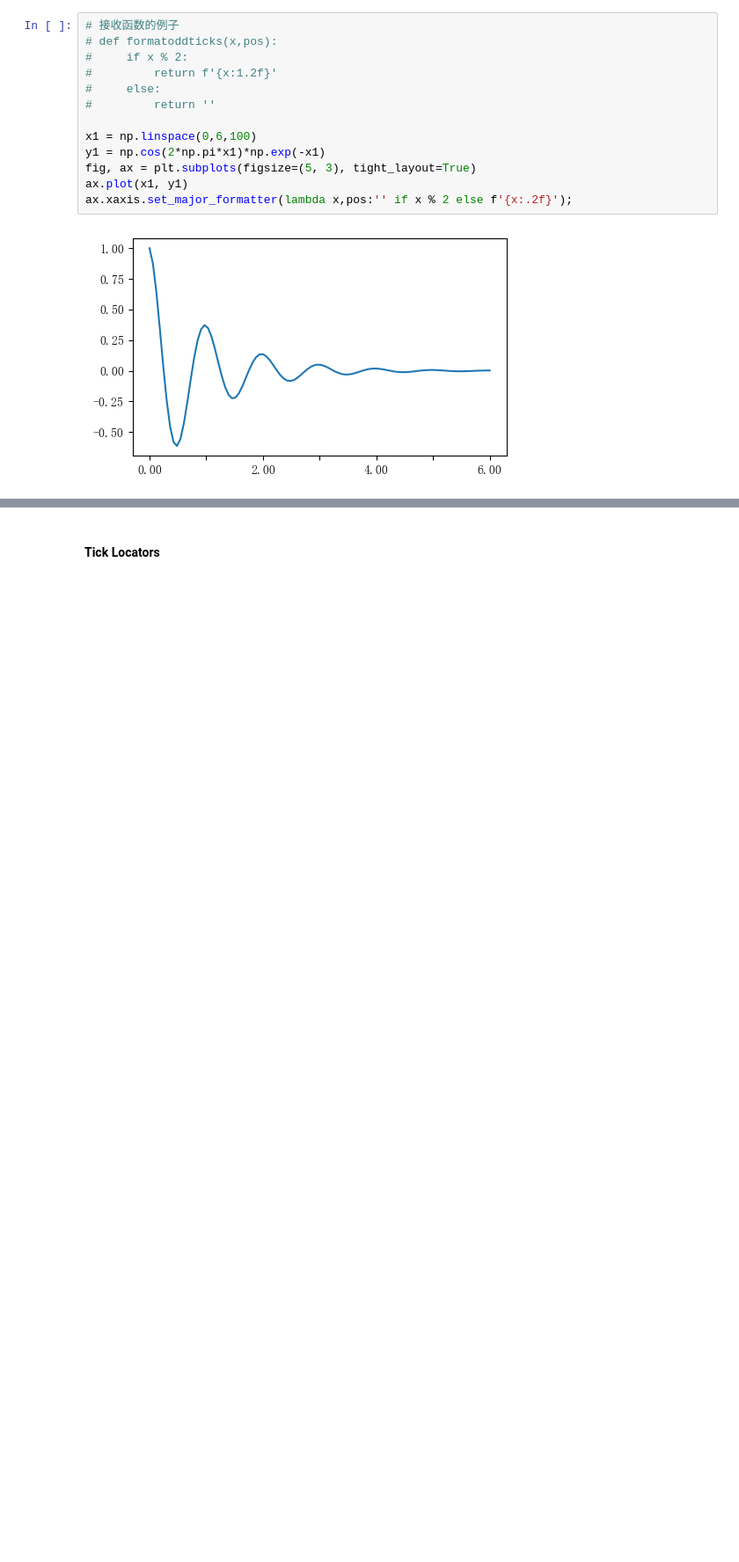
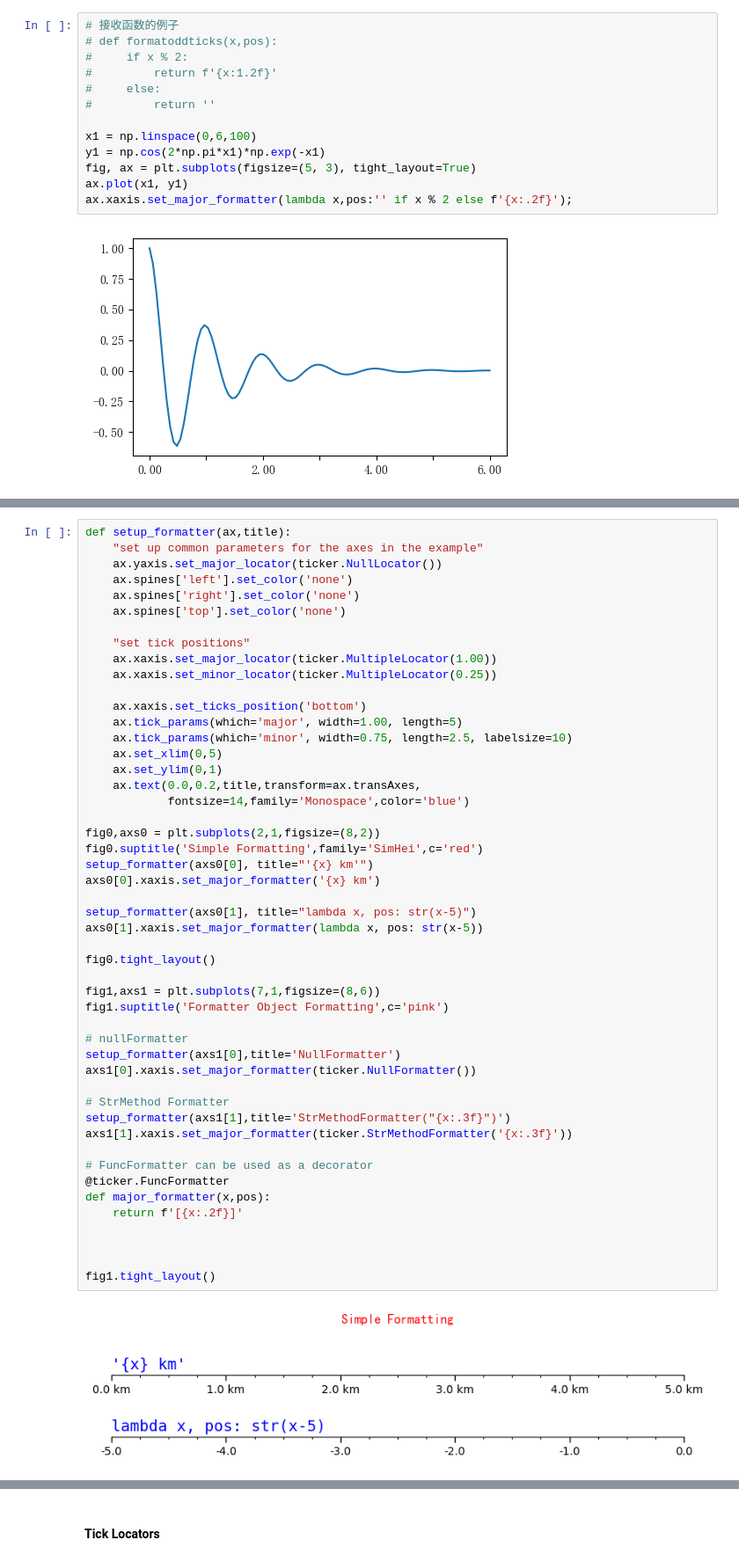
Before and after one commit to GGuo888/fantastic-matplotlib, a Jupyter notebook: practice/day04.ipynb, the cells around one changed output, grey strips where cells are left out. Shown at 88% size. Drawn from its saved outputs; the diff is of its cells as text; blank space fills up the shorter version.

```diff
--- a/practice/day04.ipynb
+++ b/practice/day04.ipynb
@@ -265,0 +284,51 @@ ax.xaxis.set_major_formatter(lambda x,pos:'' if x % 2 else f'{x:.2f}');
+# %%
+def setup_formatter(ax,title):
+    "set up common parameters for the axes in the example"
+    ax.yaxis.set_major_locator(ticker.NullLocator())
+    ax.spines['left'].set_color('none')
+    ax.spines['right'].set_color('none')
+    ax.spines['top'].set_color('none')
+
+    "set tick positions"
+    ax.xaxis.set_major_locator(ticker.MultipleLocator(1.00))
+    ax.xaxis.set_minor_locator(ticker.MultipleLocator(0.25))
+
+    ax.xaxis.set_ticks_position('bottom')
+    ax.tick_params(which='major', width=1.00, length=5)
+    ax.tick_params(which='minor', width=0.75, length=2.5, labelsize=10)
+    ax.set_xlim(0,5)
+    ax.set_ylim(0,1)
+    ax.text(0.0,0.2,title,transform=ax.transAxes,
+            fontsize=14,family='Monospace',color='blue')
+
+fig0,axs0 = plt.subplots(2,1,figsize=(8,2))
+fig0.suptitle('Simple Formatting',family='SimHei',c='red')
+setup_formatter(axs0[0], title="'{x} km'")
+axs0[0].xaxis.set_major_formatter('{x} km')
+
+setup_formatter(axs0[1], title="lambda x, pos: str(x-5)")
+axs0[1].xaxis.set_major_formatter(lambda x, pos: str(x-5))
+
+fig0.tight_layout()
+
+fig1,axs1 = plt.subplots(7,1,figsize=(8,6))
+fig1.suptitle('Formatter Object Formatting',c='pink')
+
+# nullFormatter
+setup_formatter(axs1[0],title='NullFormatter')
+axs1[0].xaxis.set_major_formatter(ticker.NullFormatter())
+
+# StrMethod Formatter
+setup_formatter(axs1[1],title='StrMethodFormatter("{x:.3f}")')
+axs1[1].xaxis.set_major_formatter(ticker.StrMethodFormatter('{x:.3f}'))
+
+# FuncFormatter can be used as a decorator
+@ticker.FuncFormatter
+def major_formatter(x,pos):
+    return f'[{x:.2f}]'
+
+
+
+fig1.tight_layout()
+# %% [output]
+[figure, added]
```
Also changed, not shown: parts of 8 cells of this notebook.
